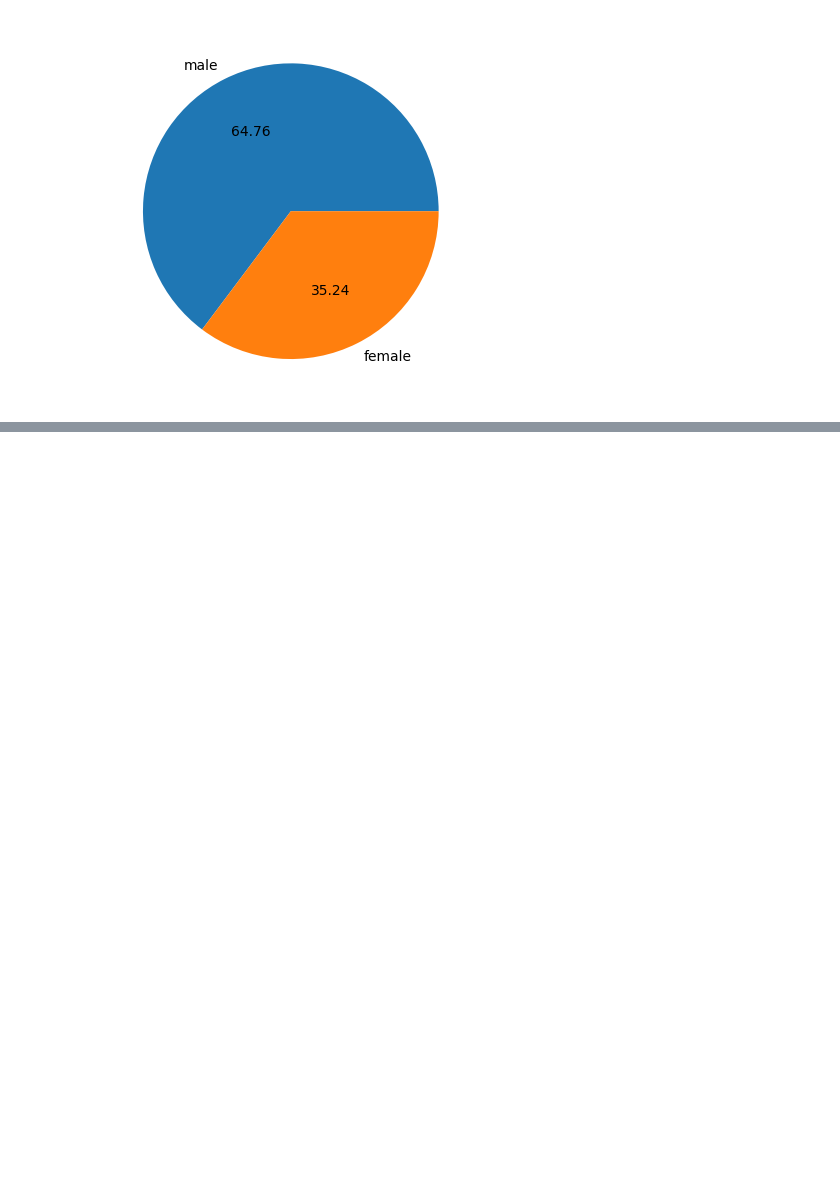
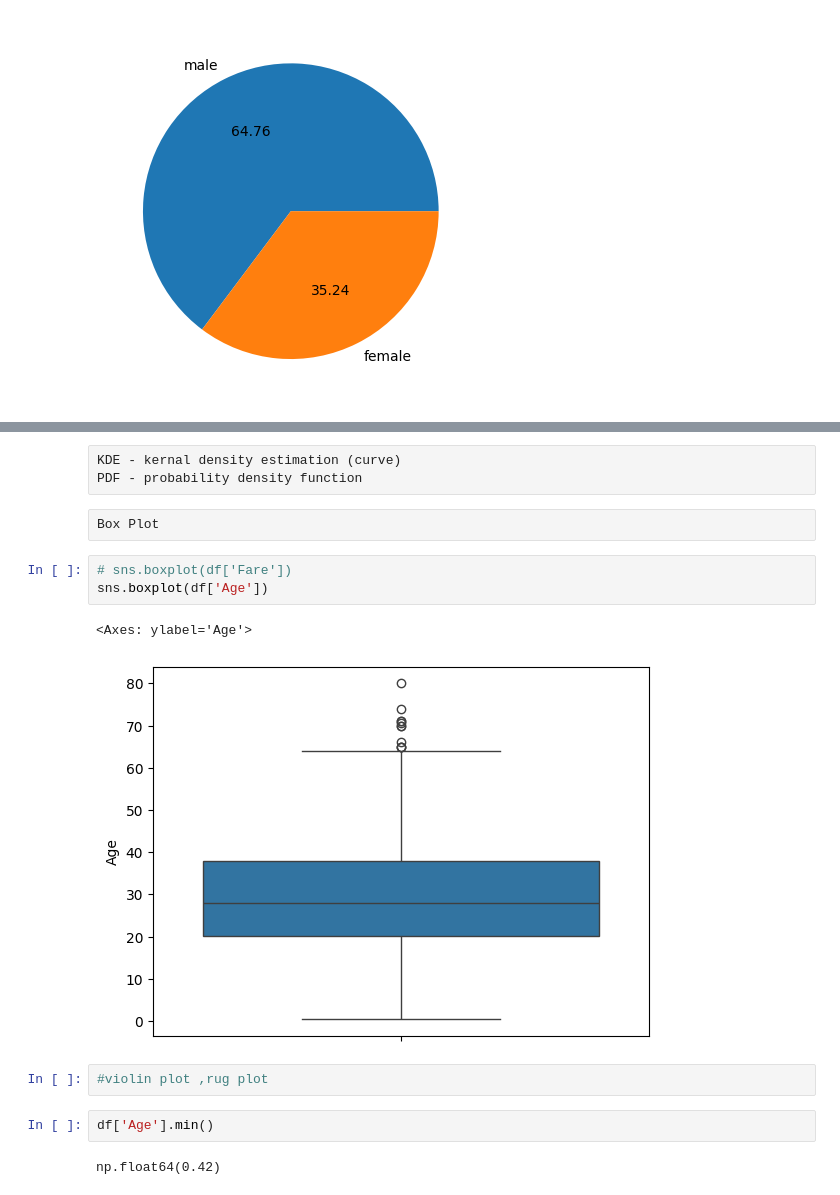
Before and after one commit to luckyshivhare/MissionMangal, a Jupyter notebook: day_19/Untitled.ipynb, the cells around one changed output, grey strips where cells are left out. Cells and saved outputs as stored; diff of their text form; blank space fills up the shorter version.

```diff
--- a/day_19/Untitled.ipynb
+++ b/day_19/Untitled.ipynb
@@ -38,0 +89,17 @@ df['Sex'].value_counts().plot(kind = 'pie',autopct = '%.2f')
+# %% [raw]
+KDE - kernal density estimation (curve)
+PDF - probability density function
+# %% [raw]
+Box Plot
+# %%
+# sns.boxplot(df['Fare'])
+sns.boxplot(df['Age'])
+# %% [output]
+<Axes: ylabel='Age'>
+[figure, added]
+# %%
+#violin plot ,rug plot
+# %%
+df['Age'].min()
+# %% [output]
+np.float64(0.42)
```
Also changed, not shown: parts of 8 cells of this notebook.
